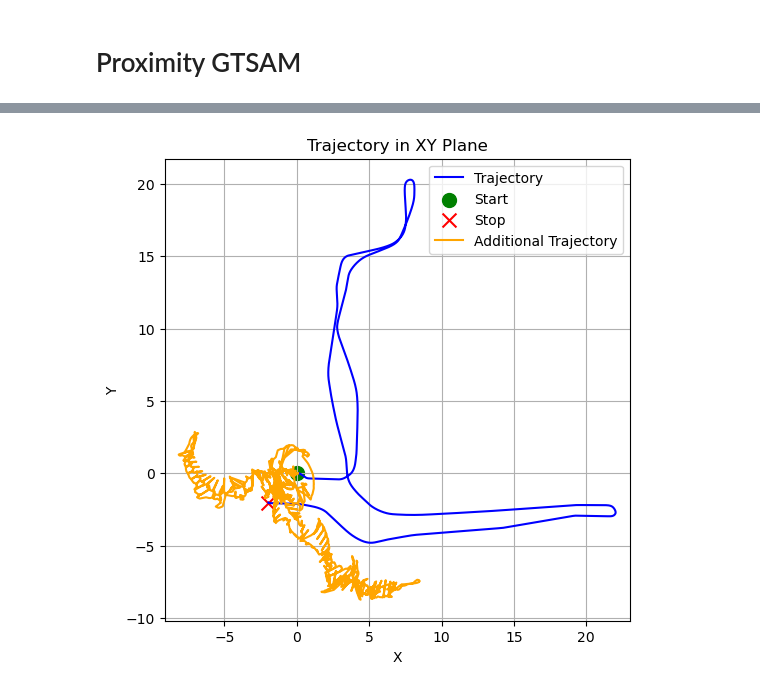
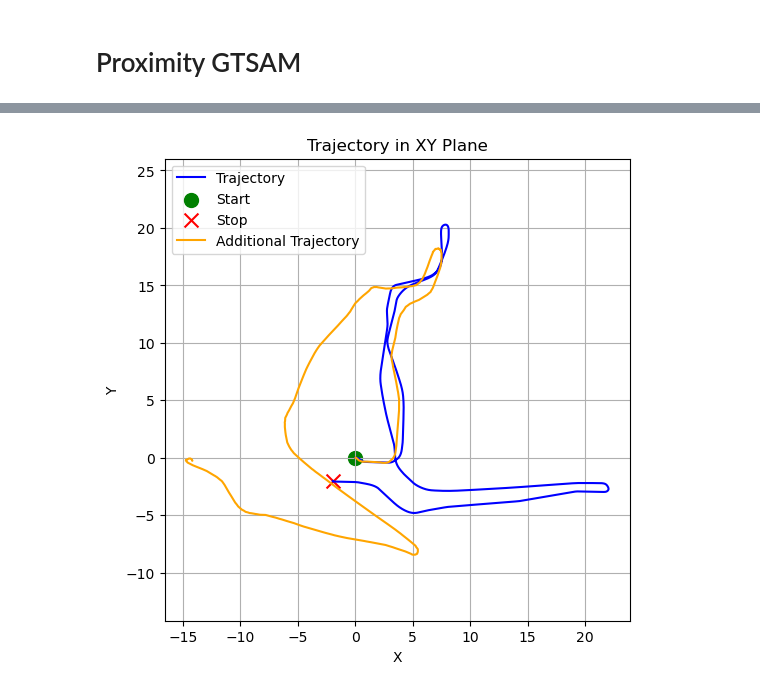
Before and after one commit to bharathraam29/SLAM_and_ICP, a Jupyter notebook: code/24_feb_scratch.ipynb, the cells around one changed output, grey strips where cells are left out. Saved outputs shown, nothing was run; the diff lists cells and outputs as text; code cells hidden in the pictures.

Commit message:
GTSAM and stuff added!!

```diff
--- a/code/24_feb_scratch.ipynb
+++ b/code/24_feb_scratch.ipynb
@@ -498,22 +501,22 @@ import numpy as np
 from gtsam import Pose3, Rot3, Point3
 
 # Initialize the Factor Graph
-graph = gtsam.NonlinearFactorGraph()
+factor_graph = gtsam.NonlinearFactorGraph()
 initial_estimate = gtsam.Values()
 
 # Step 1: Add the first node with a prior factor
 first_pose = matrix_to_pose3(poses[0])
-graph.add(gtsam.PriorFactorPose3(0, first_pose, prior_noise))
+factor_graph.add(gtsam.PriorFactorPose3(0, first_pose, prior_noise))
 initial_estimate.insert(0, first_pose)
 
 # Step 2: Add odometry factors (edges)
 for i in range(1, len(poses)):
     relative_pose = matrix_to_pose3(relative_poses[i-1])  # Convert relative transform to Pose3
-    graph.add(gtsam.BetweenFactorPose3(i-1, i, relative_pose, odometry_noise))  # Add edge
+    factor_graph.add(gtsam.BetweenFactorPose3(i-1, i, relative_pose, odometry_noise))  # Add edge
     initial_estimate.insert(i, matrix_to_pose3(poses[i]))  # Insert absolute pose
 
 # Step 3: Optimize the Graph
-optimizer = gtsam.LevenbergMarquardtOptimizer(graph, initial_estimate)
+optimizer = gtsam.LevenbergMarquardtOptimizer(factor_graph, initial_estimate)
 result = optimizer.optimize()
 # %%
 optimized_poses = []
@@ -565,10 +620,10 @@ for i in tqdm(range(1, len(poses))):
         curr_pose=(poses[i]@lidar_body_pose)
         prev_10_pose= (poses[i-fixed_interval]@lidar_body_pose)
 
-        init_pose_for_ICP = np.linalg.inv(prev_10_pose) @ curr_pose
-        ICP_pred_pose = ICP_stuff.ICP(source_pc= prev_10_lidar_pc, target_pc=curr_lidar_pc  , init_T=init_pose_for_ICP)
+        init_pose_for_ICP = np.linalg.inv(curr_pose) @ prev_10_pose
+        ICP_pred_pose = ICP_stuff.ICP(source_pc= curr_lidar_pc, target_pc=prev_10_lidar_pc, init_T=init_pose_for_ICP)
         ICP_pred_pose=matrix_to_pose3(ICP_pred_pose)
-        factor_graph.add(gtsam.BetweenFactorPose3(i-fixed_interval, i, ICP_pred_pose, odometry_noise))
+        factor_graph.add(gtsam.BetweenFactorPose3(i, i-fixed_interval, ICP_pred_pose, odometry_noise))
 # %%
 # Step 3: Optimize the Graph
 params = gtsam.LevenbergMarquardtParams()
@@ -600,7 +655,7 @@ def find_translation_diff(T1, T2):
     return np.linalg.norm(T1[:3, 3]-T2[:3, 3])
 # %%
 # Initialize the Factor Graph
-
+factor_idx = 1
 fixed_interval = 20
 lidar_body_pose = ICP_stuff.get_pose(np.identity(3), np.array([0.13323,0,0.51435]))
 factor_graph = gtsam.NonlinearFactorGraph()
@@ -614,8 +669,10 @@ initial_estimate.insert(0, first_pose)
 # Step 2: Add odometry factors (edges)
 for i in tqdm(range(1, len(poses))):
     relative_pose = matrix_to_pose3(relative_poses[i-1])  # Convert relative transform to Pose3
-    factor_graph.add(gtsam.BetweenFactorPose3(i-1, i, relative_pose, odometry_noise))  # Add edge
-    initial_estimate.insert(i, matrix_to_pose3(poses[i]))  # Insert absolute pose..
+    factor_graph.add(gtsam.BetweenFactorPose3(i,i-1,relative_pose, odometry_noise))  # Add edge
+    # Insert absolute pose estimate ONCE
+    if i not in initial_estimate.keys():
+        initial_estimate.insert(i, matrix_to_pose3(poses[i]))
 
     if i%fixed_interval==0:
         # We need to add loop closure
@@ -627,15 +684,15 @@ for i in tqdm(range(1, len(poses))):
         prev_10_lidar_pc= get_lidar_pc(lidar_ranges[:,lidar_sync_map[prev_10_ts]],  lidar_range_min, lidar_range_max, lidar_angle_min, lidar_angle_max, lidar_angle_increment[0,0])
         prev_10_pose= (poses[i-fixed_interval]@lidar_body_pose)
 
-        init_pose_for_ICP = np.linalg.inv(prev_10_pose) @ curr_pose
-        ICP_pred_pose = ICP_stuff.ICP(source_pc= prev_10_lidar_pc, target_pc= curr_lidar_pc, init_T=init_pose_for_ICP)
+        init_pose_for_ICP = np.linalg.inv(curr_pose) @ prev_10_pose
+        ICP_pred_pose = ICP_stuff.ICP(source_pc= curr_lidar_pc, target_pc= prev_10_lidar_pc, init_T=init_pose_for_ICP)
         ICP_pred_pose=matrix_to_pose3(ICP_pred_pose)
-        factor_graph.add(gtsam.BetweenFactorPose3(i-fixed_interval, i, ICP_pred_pose, odometry_noise))
+        factor_graph.add(gtsam.BetweenFactorPose3(i, i-fixed_interval,  ICP_pred_pose, odometry_noise))
 
 
         dists=[find_translation_diff(curr_pose, p) for p in poses]
         dists = np.array(dists)
-        proximity_threshold_max = 2
+        proximity_threshold_max = 0.2
         proximity_indices = np.where((0 < dists) &(dists <proximity_threshold_max))[0]
         proximity_indices = proximity_indices[(proximity_indices < i-250) | (proximity_indices > i+250)]
 
@@ -645,8 +702,7 @@ for i in tqdm(range(1, len(poses))):
             proximity_lidar_pc= get_lidar_pc(lidar_ranges[:,lidar_sync_map[proximity_ts]],  lidar_range_min, lidar_range_max, lidar_angle_min, lidar_angle_max, lidar_angle_increment[0,0])
             proximity_pose =  (poses[idx]@lidar_body_pose)
             init_pose_for_ICP = np.linalg.inv(curr_pose) @ proximity_pose
-
-            ICP_pred_pose = ICP_stuff.ICP(source_pc= proximity_lidar_pc, target_pc= curr_lidar_pc, init_T=init_pose_for_ICP)
+            ICP_pred_pose = ICP_stuff.ICP(source_pc= curr_lidar_pc, target_pc= proximity_lidar_pc , init_T=init_pose_for_ICP)
             ICP_pred_pose=matrix_to_pose3(ICP_pred_pose)
-            factor_graph.add(gtsam.BetweenFactorPose3(idx, i, ICP_pred_pose, odometry_noise))
+            factor_graph.add(gtsam.BetweenFactorPose3(i, idx,ICP_pred_pose, odometry_noise))
 # %% [output]
@@ -672,18 +795,18 @@ result = optimizer.optimize()
 # %%
 optimized_poses = []
 
-for i in range(len(poses)):  # Iterate over all pose indices
+for i in range(len(poses)-1):  # Iterate over all pose indices
     optimized_pose = result.atPose3(i)  # Get optimized Pose3
     T = np.eye(4)  # Initialize 4x4 matrix
 
     # Extract rotation and translation from Pose3
     T[:3, :3] = optimized_pose.rotation().matrix()
     T[:3, 3] = optimized_pose.translation()
 
     optimized_poses.append(T)
 
 # Now, optimized_poses is a list of 4x4 matrices
 optimized_poses= np.array(optimized_poses)
 plot_trajectory(encoder_poses , optimized_poses)
 # %% [output]
-[figure, old version]
+[figure, new version]
```
Also changed, not shown: parts of 33 cells of this notebook, 2 other files.
